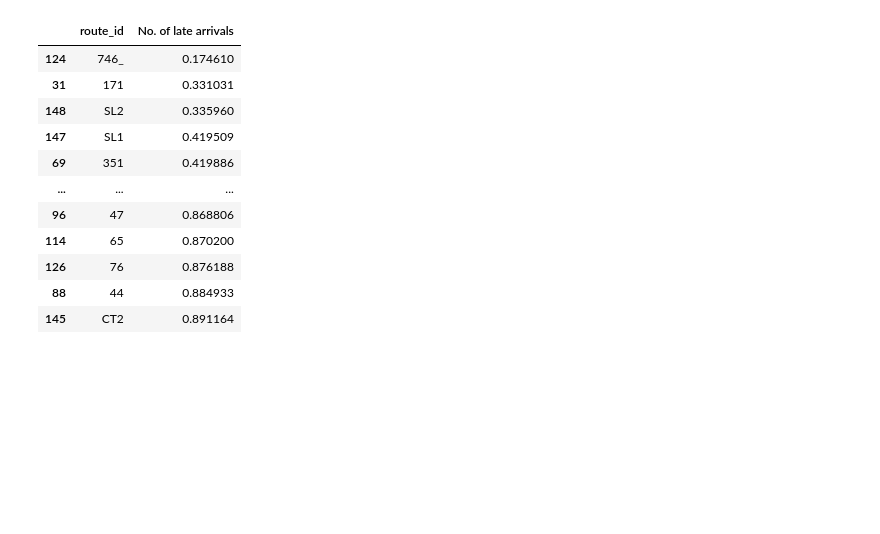
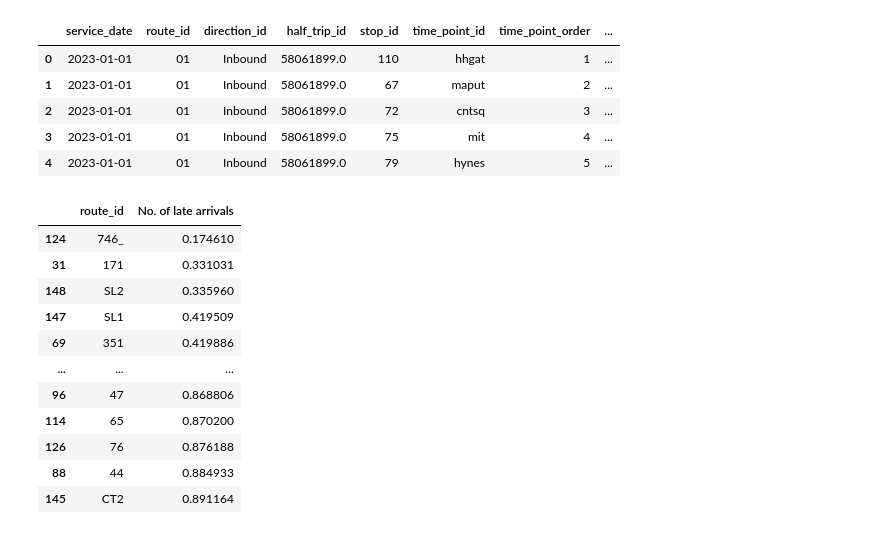
Before and after one commit to BU-Spark/ds-boston-transit-performance, a Jupyter notebook: fa23-team-d/EDA_Notebooks/lateness.ipynb, the cells around one changed output. Cells and saved outputs as stored; diff of their text form; code cells hidden in the pictures; blank space fills up the shorter version.

```diff
--- a/fa23-team-d/EDA_Notebooks/lateness.ipynb
+++ b/fa23-team-d/EDA_Notebooks/lateness.ipynb
@@ -2,10 +2,28 @@
 import numpy as np
 import pandas as pd
 import seaborn as sns
-# %%
-df = pd.read_csv('Merged MBTA-Bus-Arrival-Departure-Times_2023_Jan-June.csv')
-# %%
-df = df.drop(columns='Unnamed: 0')
+# %%
+import os
+import pandas as pd
+dfs = []  # Create an empty list to store dataframes
+
+# Example: Read multiple CSV files
+arr_dep_dir = '../data/MBTA_Website/MBTA_Bus_Arrival_Departure_Times_2023/'
+csv_files = os.listdir(arr_dep_dir)
+csv_files = [os.path.join(arr_dep_dir, i) for i in csv_files][:6]
+for f in csv_files:
+    df = pd.read_csv(f)
+    dfs.append(df)
+
+df = pd.concat(dfs, axis=0, ignore_index=True)
+df.head()
+# %% [output]
+|  | service_date | route_id | direction_id | half_trip_id | stop_id | time_point_id | time_point_order | ... |
+| 0 | 2023-01-01 | 01 | Inbound | 58061899.0 | 110 | hhgat | 1 | ... |
+| 1 | 2023-01-01 | 01 | Inbound | 58061899.0 | 67 | maput | 2 | ... |
+| 2 | 2023-01-01 | 01 | Inbound | 58061899.0 | 72 | cntsq | 3 | ... |
+| 3 | 2023-01-01 | 01 | Inbound | 58061899.0 | 75 | mit | 4 | ... |
+| 4 | 2023-01-01 | 01 | Inbound | 58061899.0 | 79 | hynes | 5 | ... |
 # %%
 import pandas as pd
 df['scheduled'] = pd.to_datetime(df['scheduled'])
```
Also changed, not shown: parts of 10 cells of this notebook, 5 other files.
